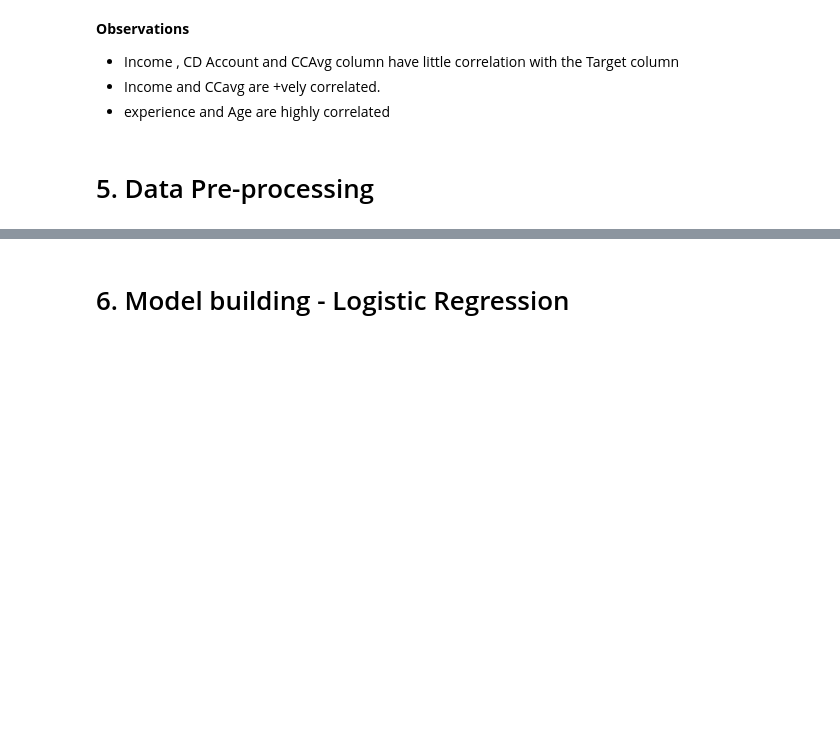
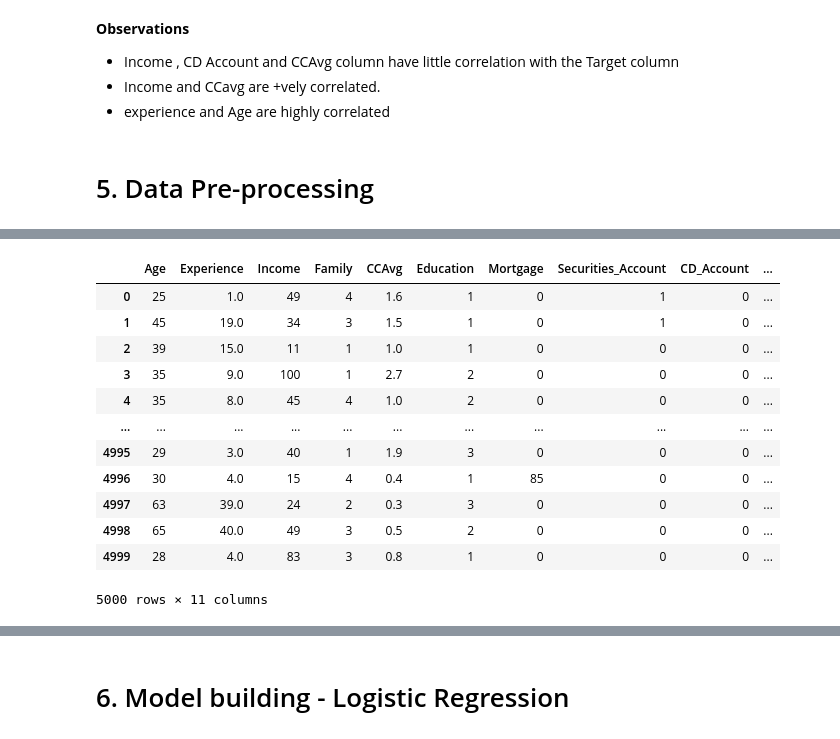
Before and after one commit to sirhomersimpson/pgp-aiml, a Jupyter notebook: supervised_learning_regression/Personal Loan Campaign Project.ipynb, the cells around one changed output, grey strips where cells are left out. Saved outputs shown, nothing was run; the diff lists cells and outputs as text; code cells hidden in the pictures; blank space fills up the shorter version.

```diff
--- a/supervised_learning_regression/Personal Loan Campaign Project.ipynb
+++ b/supervised_learning_regression/Personal Loan Campaign Project.ipynb
@@ -563,0 +555,5 @@ plt.show()
+# %%
+# ID has no corr with load. Drop it
+# Added ignore because if col was dropped it was giving exceptions, when re-running- annoying!
+# Ref: https://stackoverflow.com/questions/59116716/df-drop-if-it-exists
+df.drop("ID", inplace=True, axis=1, errors="ignore")
@@ -563,0 +579,14 @@ plt.show()
+# %%
+# During Exploration, I saw Experience as -ve
+# I will impute it with median age
+ages = df[df["Experience"] < 0]["Age"].unique().tolist()
+# print(ages)
+# Creating a list of indexes.
+idx = df[df["Experience"] < 0].index.tolist()
+# print(idx)
+# Replacing Negative Value with median.
+for i in idx:
+    for x in ages:
+        df.loc[i, "Experience"] = df[
+            (df.Age == x) & (df.Experience > 0)
+        ].Experience.median()
@@ -563,0 +618,4 @@ plt.show()
+# %%
+# P_L is our target col. Put it in y
+y = df["Personal_Loan"]
+X = df.drop("Personal_Loan", axis=1)
@@ -563,0 +627,3 @@ plt.show()
+# %%
+# TODOL I am making a design call to drop zipcode for now
+X.drop("ZIPCode", axis=1, inplace=True, errors="Ignore")
@@ -563,0 +635,16 @@ plt.show()
+# %%
+X
+# %% [output]
+|  | Age | Experience | Income | Family | CCAvg | Education | Mortgage | Securities_Account | CD_Account | ... |
+| 0 | 25 | 1.0 | 49 | 4 | 1.6 | 1 | 0 | 1 | 0 | ... |
+| 1 | 45 | 19.0 | 34 | 3 | 1.5 | 1 | 0 | 1 | 0 | ... |
+| 2 | 39 | 15.0 | 11 | 1 | 1.0 | 1 | 0 | 0 | 0 | ... |
+| 3 | 35 | 9.0 | 100 | 1 | 2.7 | 2 | 0 | 0 | 0 | ... |
+| 4 | 35 | 8.0 | 45 | 4 | 1.0 | 2 | 0 | 0 | 0 | ... |
+| ... | ... | ... | ... | ... | ... | ... | ... | ... | ... | ... |
+| 4995 | 29 | 3.0 | 40 | 1 | 1.9 | 3 | 0 | 0 | 0 | ... |
+| 4996 | 30 | 4.0 | 15 | 4 | 0.4 | 1 | 85 | 0 | 0 | ... |
+| 4997 | 63 | 39.0 | 24 | 2 | 0.3 | 3 | 0 | 0 | 0 | ... |
+| 4998 | 65 | 40.0 | 49 | 3 | 0.5 | 2 | 0 | 0 | 0 | ... |
+| 4999 | 28 | 4.0 | 83 | 3 | 0.8 | 1 | 0 | 0 | 0 | ... |
+5000 rows × 11 columns
```
Also changed, not shown: parts of 54 cells of this notebook.
